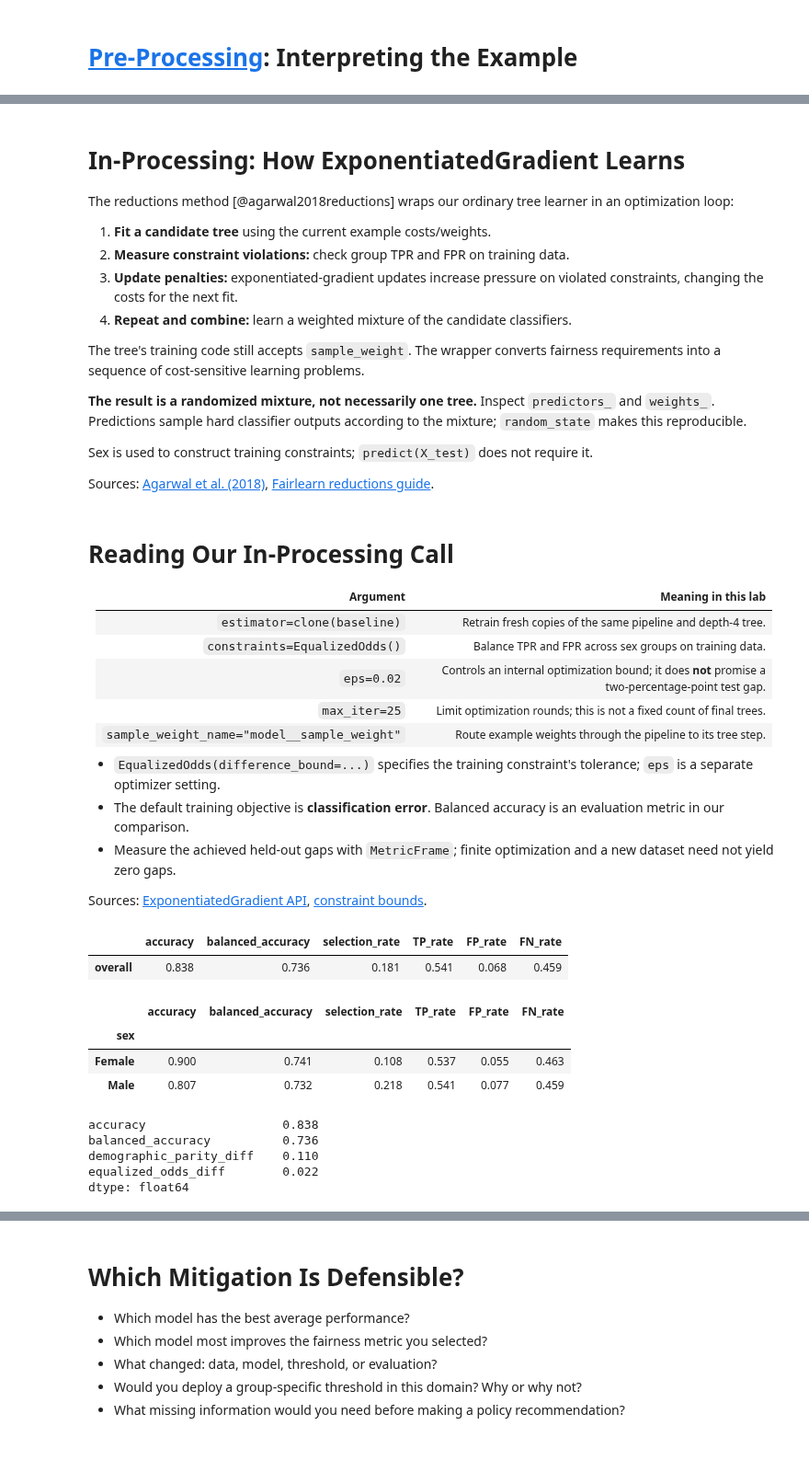
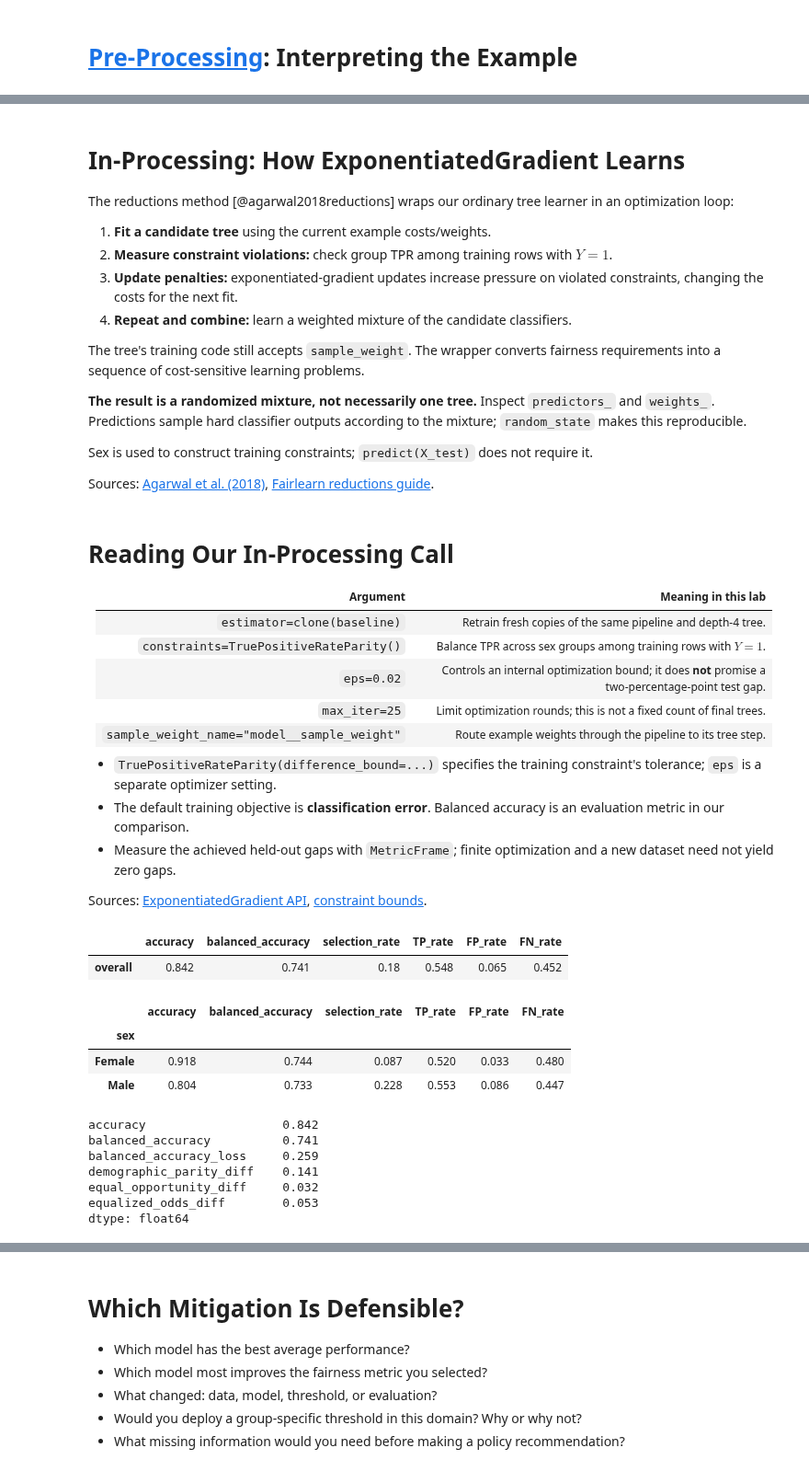
Before and after one commit to w4bo/AA2627-unibo-dcai, a Jupyter notebook: slides/lab-04-fairness.ipynb, the cells around one changed output, grey strips where cells are left out. Shown at 92% size. Drawn from its saved outputs; the diff is of its cells as text; code cells hidden in the pictures.

```diff
--- a/slides/lab-04-fairness.ipynb
+++ b/slides/lab-04-fairness.ipynb
@@ -616,7 +557,9 @@ def model_summary(mf):
     return {
         "accuracy": mf.overall["accuracy"],
         "balanced_accuracy": mf.overall["balanced_accuracy"],
+        "balanced_accuracy_loss": 1 - mf.overall["balanced_accuracy"],
         "demographic_parity_diff": gaps["selection_rate"],
+        "equal_opportunity_diff": gaps["TP_rate"],
         "equalized_odds_diff": gaps[["TP_rate", "FP_rate"]].max(),
     }
 
@@ -802,7 +804,7 @@ Sources: [Original definition](https://arxiv.org/abs/1610.02413), [Fairlearn Equ
 The reductions method [@agarwal2018reductions] wraps our ordinary tree learner in an optimization loop:
 
 1. **Fit a candidate tree** using the current example costs/weights.
-2. **Measure constraint violations:** check group TPR and FPR on training data.
+2. **Measure constraint violations:** check group TPR among training rows with $Y=1$.
 3. **Update penalties:** exponentiated-gradient updates increase pressure on violated constraints, changing the costs for the next fit.
 4. **Repeat and combine:** learn a weighted mixture of the candidate classifiers.
 
@@ -819,34 +821,36 @@ Sources: [Agarwal et al. (2018)](https://proceedings.mlr.press/v80/agarwal18a.ht
 | Argument | Meaning in this lab |
 |---|---|
 | `estimator=clone(baseline)` | Retrain fresh copies of the same pipeline and depth-4 tree. |
-| `constraints=EqualizedOdds()` | Balance TPR and FPR across sex groups on training data. |
+| `constraints=TruePositiveRateParity()` | Balance TPR across sex groups among training rows with $Y=1$. |
 | `eps=0.02` | Controls an internal optimization bound; it does **not** promise a two-percentage-point test gap. |
 | `max_iter=25` | Limit optimization rounds; this is not a fixed count of final trees. |
 | `sample_weight_name="model__sample_weight"` | Route example weights through the pipeline to its tree step. |
 
-- `EqualizedOdds(difference_bound=...)` specifies the training constraint's tolerance; `eps` is a separate optimizer setting.
+- `TruePositiveRateParity(difference_bound=...)` specifies the training constraint's tolerance; `eps` is a separate optimizer setting.
 - The default training objective is **classification error**. Balanced accuracy is an evaluation metric in our comparison.
 - Measure the achieved held-out gaps with `MetricFrame`; finite optimization and a new dataset need not yield zero gaps.
 
 Sources: [ExponentiatedGradient API](https://fairlearn.org/v0.12/api_reference/generated/fairlearn.reductions.ExponentiatedGradient.html), [constraint bounds](https://fairlearn.org/v0.12/user_guide/mitigation/reductions.html).
 # %%
-reduction_eo = ExponentiatedGradient(
-    estimator=clone(baseline), constraints=EqualizedOdds(),
+reduction_eopp = ExponentiatedGradient(
+    estimator=clone(baseline), constraints=TruePositiveRateParity(),
     eps=0.02, max_iter=25,
     sample_weight_name="model__sample_weight",  # Send example weights to the tree step.
 )
-reduction_eo.fit(X_train, y_train, sensitive_features=sex_train)
-y_pred_reduction_eo = reduction_eo.predict(X_test, random_state=RANDOM_STATE)
-mf_reduction_eo = fairness_report(y_test, y_pred_reduction_eo, sex_test)
+reduction_eopp.fit(X_train, y_train, sensitive_features=sex_train)
+y_pred_reduction_eopp = reduction_eopp.predict(X_test, random_state=RANDOM_STATE)
+mf_reduction_eopp = fairness_report(y_test, y_pred_reduction_eopp, sex_test)
 # %% [output]
 |  | accuracy | balanced_accuracy | selection_rate | TP_rate | FP_rate | FN_rate |
-| overall | 0.838 | 0.736 | 0.181 | 0.541 | 0.068 | 0.459 |
+| overall | 0.842 | 0.741 | 0.18 | 0.548 | 0.065 | 0.452 |
 |  | accuracy | balanced_accuracy | selection_rate | TP_rate | FP_rate | FN_rate |
 | sex |  |  |  |  |  |  |
-| Female | 0.900 | 0.741 | 0.108 | 0.537 | 0.055 | 0.463 |
-| Male | 0.807 | 0.732 | 0.218 | 0.541 | 0.077 | 0.459 |
+| Female | 0.918 | 0.744 | 0.087 | 0.520 | 0.033 | 0.480 |
+| Male | 0.804 | 0.733 | 0.228 | 0.553 | 0.086 | 0.447 |
-accuracy                   0.838
-balanced_accuracy          0.736
-demographic_parity_diff    0.110
-equalized_odds_diff        0.022
+accuracy                   0.842
+balanced_accuracy          0.741
+balanced_accuracy_loss     0.259
+demographic_parity_diff    0.141
+equal_opportunity_diff     0.032
+equalized_odds_diff        0.053
 dtype: float64
```
Also changed, not shown: parts of 63 cells of this notebook, 3 other files.
